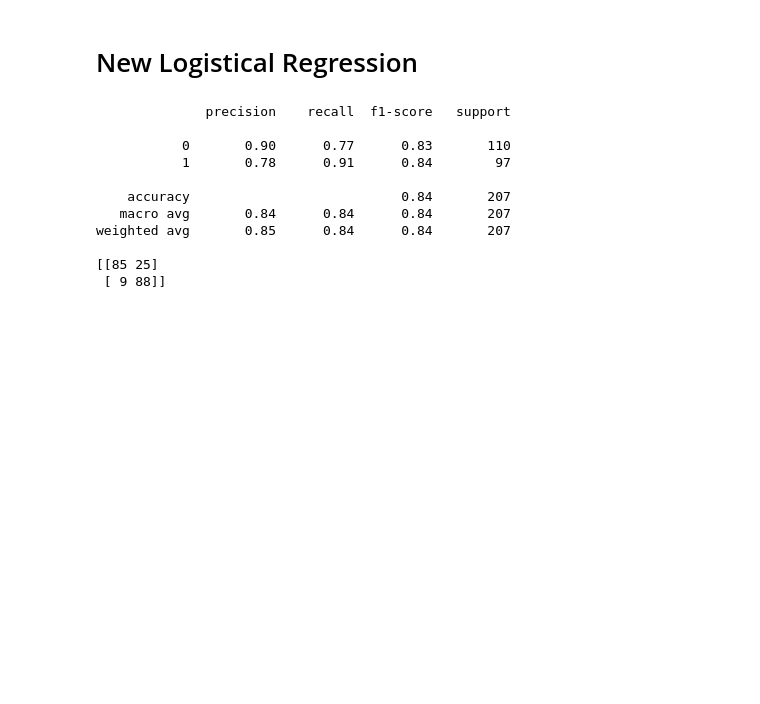
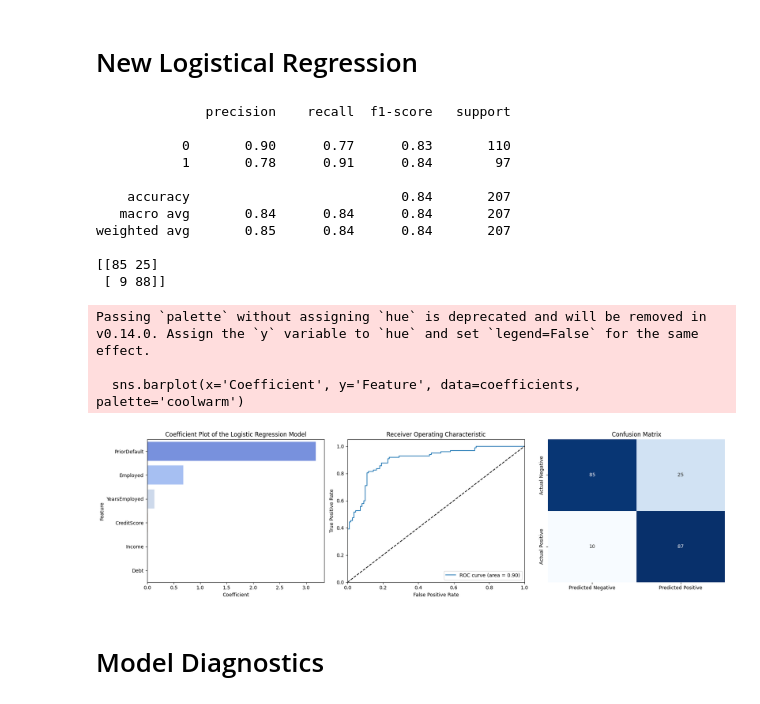
Before and after one commit to dtrejo21/stats-final-project, a Jupyter notebook: FinalProject.ipynb, the cells around one changed output. Saved outputs shown, nothing was run; the diff lists cells and outputs as text; code cells hidden in the pictures; blank space fills up the shorter version.

Commit message:
updated with diagnostics

```diff
--- a/FinalProject.ipynb
+++ b/FinalProject.ipynb
@@ -569,3 +638,71 @@ weighted avg       0.85      0.84      0.84       207
 
 [[85 25]
  [ 9 88]]
+# %%
+# Selecting only the specified columns
+selected_columns = ['Income', 'Debt', 'CreditScore', 'YearsEmployed', 'Employed', 'PriorDefault', 'Approved']
+df_selected = cleanData[selected_columns]
+
+# 'Approved' is the target variable
+X = df_selected.drop('Approved', axis=1)
+y = df_selected['Approved']
+
+# Split the dataset into training and testing sets
+X_train, X_test, y_train, y_test = train_test_split(X, y, test_size=0.3, random_state=42)
+
+# Create and train the logistic regression model
+log_reg = LogisticRegression(max_iter=10000)  # Increase the number of iterations to ensure convergence
+log_reg.fit(X_train, y_train)
+
+# Predict on the testing set
+y_pred = log_reg.predict(X_test)
+y_prob = log_reg.predict_proba(X_test)[:, 1]
+
+# Coefficients
+coefficients = pd.DataFrame({
+    'Feature': X.columns,
+    'Coefficient': log_reg.coef_[0]
+})
+coefficients = coefficients.sort_values(by='Coefficient', ascending=False)
+
+# ROC Curve
+fpr, tpr, thresholds = roc_curve(y_test, y_prob)
+roc_auc = auc(fpr, tpr)
+
+# Confusion Matrix
+cm = confusion_matrix(y_test, y_pred)
+cm_df = pd.DataFrame(cm, index=['Actual Negative', 'Actual Positive'], columns=['Predicted Negative', 'Predicted Positive'])
+
+# Plotting
+plt.figure(figsize=(18, 5))
+
+# Coefficient Plot
+plt.subplot(131)
+sns.barplot(x='Coefficient', y='Feature', data=coefficients, palette='coolwarm')
+plt.title('Coefficient Plot of the Logistic Regression Model')
+
+# ROC Curve Plot
+plt.subplot(132)
+plt.plot(fpr, tpr, label='ROC curve (area = %0.2f)' % roc_auc)
+plt.plot([0, 1], [0, 1], 'k--')
+plt.xlim([0.0, 1.0])
+plt.ylim([0.0, 1.05])
+plt.xlabel('False Positive Rate')
+plt.ylabel('True Positive Rate')
+plt.title('Receiver Operating Characteristic')
+plt.legend(loc="lower right")
+
+# Confusion Matrix Visualization
+plt.subplot(133)
+sns.heatmap(cm_df, annot=True, fmt='g', cmap='Blues', cbar=False)
+plt.title('Confusion Matrix')
+
+plt.tight_layout()
+plt.show()
+# %% [output]
+Passing `palette` without assigning `hue` is deprecated and will be removed in v0.14.0. Assign the `y` variable to `hue` and set `legend=False` for the same effect.
+
+  sns.barplot(x='Coefficient', y='Feature', data=coefficients, palette='coolwarm')
+[figure, added]
+# %% [markdown]
+# Model Diagnostics
```
Also changed, not shown: parts of 26 cells of this notebook.
